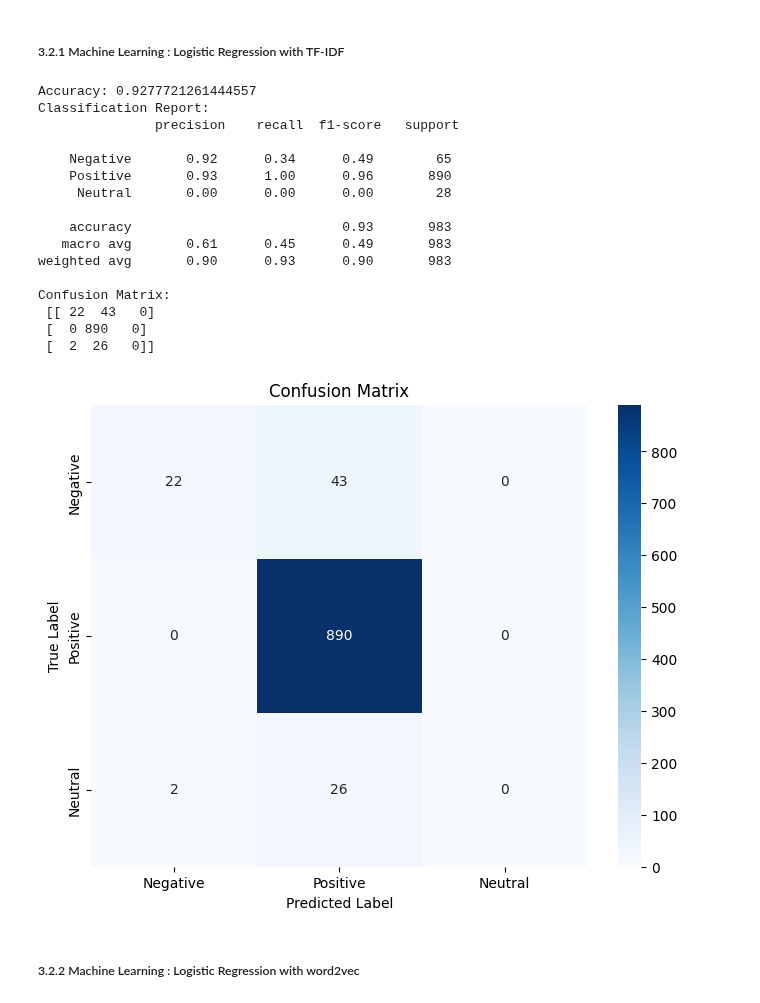
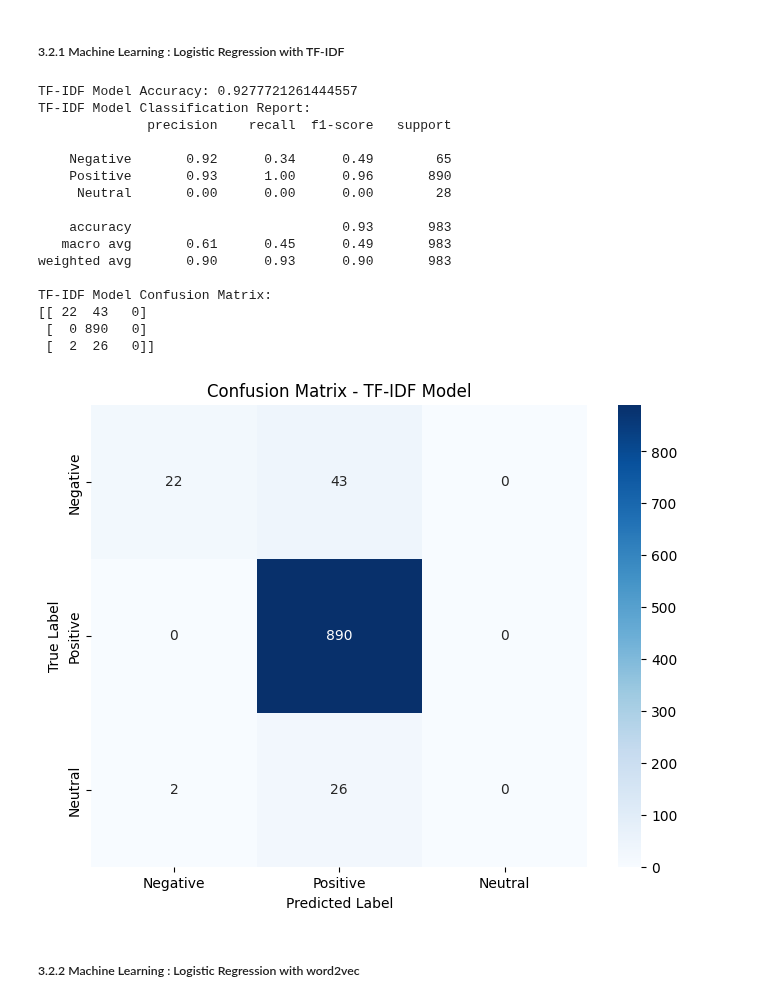
Before and after one commit to Jianting-Selina/CSCN8010_practical_lab, a Jupyter notebook: FinalProjectApplying NLP.ipynb, the cells around one changed output. Drawn from its saved outputs; the diff is of its cells as text; code cells hidden in the pictures.

```diff
--- a/FinalProjectApplying NLP.ipynb
+++ b/FinalProjectApplying NLP.ipynb
@@ -504,64 +504,67 @@ from sklearn.linear_model import LogisticRegression
 from sklearn.metrics import classification_report, confusion_matrix, accuracy_score
 import seaborn as sns
 import matplotlib.pyplot as plt
 
-# Step 1: Prepare Features and Labels
 # TF-IDF features
-X_tfidf = tfidf_features  # Rename variable for clarity
+X_tfidf = tfidf_features
 
-# Encode 'sentiment' column into numeric labels
-data['sentiment_encoded'] = data['sentiment'].map({'Positive': 1, 'Negative': 0, 'Neutral': 2})  # Adjust mapping as needed
+# Encode sentiment labels
+data['sentiment_encoded'] = data['sentiment'].map({'Positive': 1, 'Negative': 0, 'Neutral': 2})
 y = data['sentiment_encoded']
 
+# Split the data for TF-IDF model
+X_tfidf_train, X_tfidf_test, y_tfidf_train, y_tfidf_test = train_test_split(
+    X_tfidf, y, test_size=0.2, stratify=y, random_state=42
+)
 
-# Step 2: Train-Test Split
-X_train, X_test, y_train, y_test = train_test_split(X_tfidf, y, test_size=0.2, stratify=y, random_state=42)
+# Initialize and train the TF-IDF logistic regression model
+tfidf_model = LogisticRegression(max_iter=1000, random_state=42)
+tfidf_model.fit(X_tfidf_train, y_tfidf_train)
 
-# Step 3: Train the Logistic Regression Model
-logistic_model = LogisticRegression(max_iter=1000, random_state=42)  # Increase max_iter if convergence issues
-logistic_model.fit(X_train, y_train)
+# Make predictions using TF-IDF model
+y_tfidf_pred = tfidf_model.predict(X_tfidf_test)
 
-# Step 4: Evaluate the Model
-y_pred = logistic_model.predict(X_test)
+# Evaluate the TF-IDF model
+tfidf_accuracy = accuracy_score(y_tfidf_test, y_tfidf_pred)
+print(f"TF-IDF Model Accuracy: {tfidf_accuracy}")
 
-# Accuracy
-accuracy = accuracy_score(y_test, y_pred)
-print(f"Accuracy: {accuracy}")
+# Classification Report for TF-IDF model
+print("TF-IDF Model Classification Report:")
+print(classification_report(y_tfidf_test, y_tfidf_pred,
+                          target_names=['Negative', 'Positive', 'Neutral']))
 
-# Classification Report
-print("Classification Report:\n", classification_report(y_test, y_pred, target_names=['Negative', 'Positive', 'Neutral']))
+# Confusion Matrix for TF-IDF model
+tfidf_conf_matrix = confusion_matrix(y_tfidf_test, y_tfidf_pred)
+print("TF-IDF Model Confusion Matrix:")
+print(tfidf_conf_matrix)
 
-# Confusion Matrix
-conf_matrix = confusion_matrix(y_test, y_pred)
-print("Confusion Matrix:\n", conf_matrix)
-
-# Step 5: Confusion Matrix
-
-# Confusion Matrix Plot
+# Visualize the TF-IDF confusion matrix
 plt.figure(figsize=(8, 6))
-sns.heatmap(conf_matrix, annot=True, fmt="d", cmap="Blues", xticklabels=['Negative', 'Positive', 'Neutral'], yticklabels=['Negative', 'Positive', 'Neutral'])
-plt.title("Confusion Matrix")
+sns.heatmap(tfidf_conf_matrix, annot=True, fmt="d", cmap="Blues",
+            xticklabels=['Negative', 'Positive', 'Neutral'],
+            yticklabels=['Negative', 'Positive', 'Neutral'])
+plt.title("Confusion Matrix - TF-IDF Model")
 plt.xlabel("Predicted Label")
 plt.ylabel("True Label")
 plt.show()
 # %% [output]
-Accuracy: 0.9277721261444557
-Classification Report:
-               precision    recall  f1-score   support
+TF-IDF Model Accuracy: 0.9277721261444557
+TF-IDF Model Classification Report:
+              precision    recall  f1-score   support
 
     Negative       0.92      0.34      0.49        65
     Positive       0.93      1.00      0.96       890
      Neutral       0.00      0.00      0.00        28
 
     accuracy                           0.93       983
    macro avg       0.61      0.45      0.49       983
 weighted avg       0.90      0.93      0.90       983
 
-Confusion Matrix:
- [[ 22  43   0]
+TF-IDF Model Confusion Matrix:
+[[ 22  43   0]
  [  0 890   0]
  [  2  26   0]]
-[figure, old version]
+[figure, new version]
 # %% [markdown]
 ##### 3.2.2 Machine Learning : Logistic Regression with word2vec
 # %%
```
Also changed, not shown: parts of 9 cells of this notebook.
